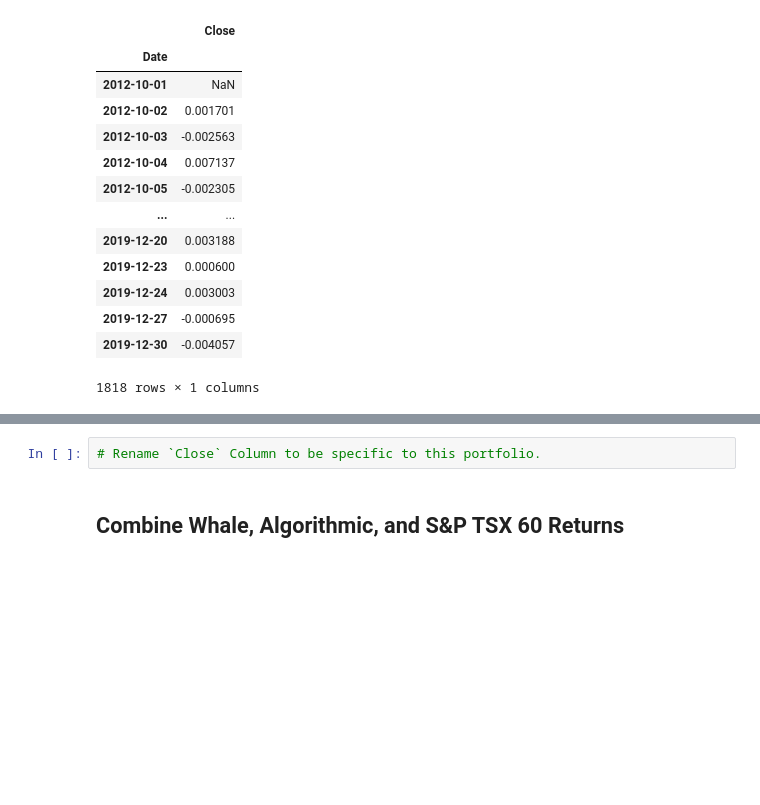
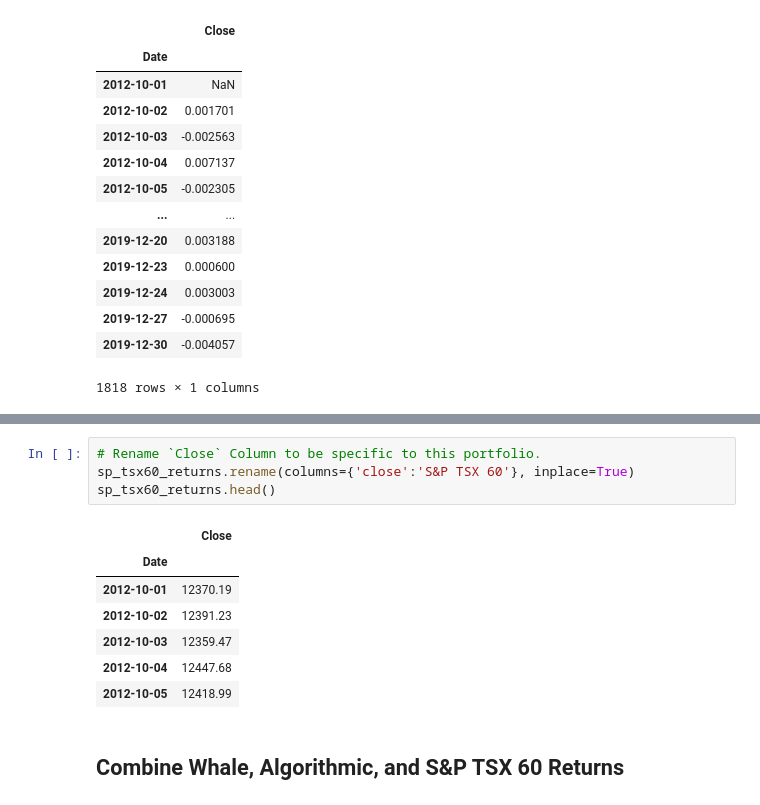
Before and after one commit to sobiiyver/Module-4-Assignment, a Jupyter notebook: whale_analysis.ipynb, the cells around one changed output, grey strips where cells are left out. Saved outputs shown, nothing was run; the diff lists cells and outputs as text; blank space fills up the shorter version.

```diff
--- a/whale_analysis.ipynb
+++ b/whale_analysis.ipynb
@@ -188,6 +186,16 @@ Close    0
 dtype: int64
 # %%
 # Rename `Close` Column to be specific to this portfolio.
+sp_tsx60_returns.rename(columns={'close':'S&P TSX 60'}, inplace=True)
+sp_tsx60_returns.head()
+# %% [output]
+|  | Close |
+| Date |  |
+| 2012-10-01 | 12370.19 |
+| 2012-10-02 | 12391.23 |
+| 2012-10-03 | 12359.47 |
+| 2012-10-04 | 12447.68 |
+| 2012-10-05 | 12418.99 |
 # %% [markdown]
 ## Combine Whale, Algorithmic, and S&P TSX 60 Returns
 # %%
```
Also changed, not shown: parts of 38 cells of this notebook.
